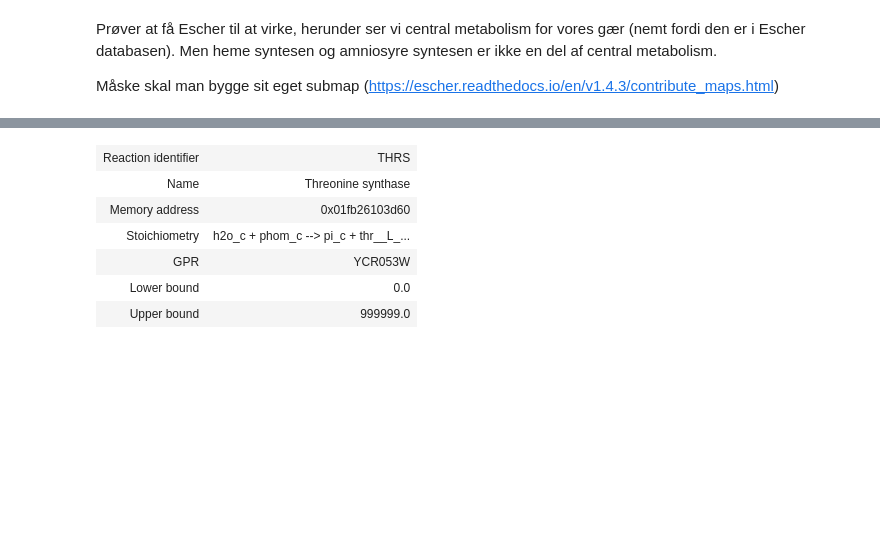
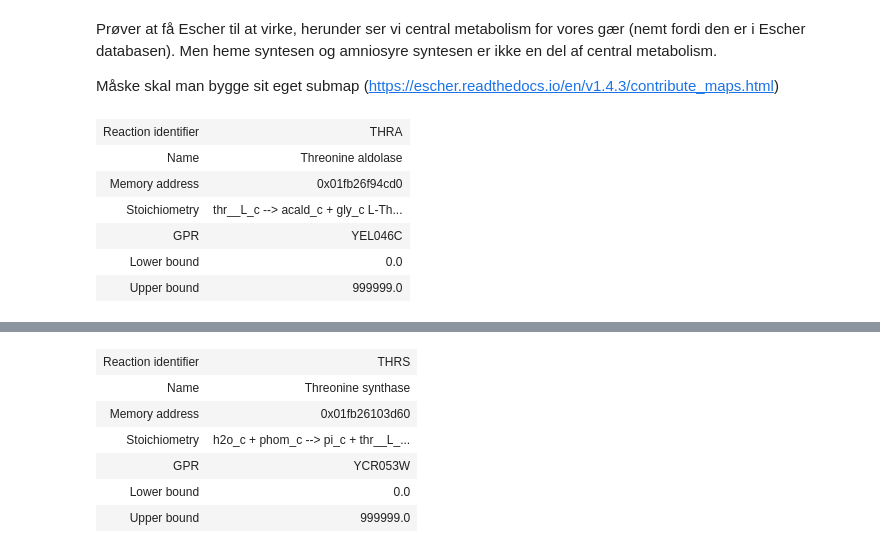
Before and after one commit to 27410/group-assignment-2021-group_10_rhb_cerevisiae, a Jupyter notebook: Analysis/Gene_modulation.ipynb, the cells around one changed output, grey strips where cells are left out. Drawn from its saved outputs; the diff is of its cells as text; code cells hidden in the pictures; blank space fills up the shorter version.

```diff
--- a/Analysis/Gene_modulation.ipynb
+++ b/Analysis/Gene_modulation.ipynb
@@ -128,4 +128,14 @@ import escher
 Prøver at få Escher til at virke, herunder ser vi central metabolism for vores gær (nemt fordi den er i Escher databasen). Men heme syntesen og amniosyre syntesen er ikke en del af central metabolism.
 
 Måske skal man bygge sit eget submap (https://escher.readthedocs.io/en/v1.4.3/contribute_maps.html)
+# %%
+model.reactions.get_by_id('THRA')
+# %% [output]
+| Reaction identifier | THRA |
+| Name | Threonine aldolase |
+| Memory address | 0x01fb26f94cd0 |
+| Stoichiometry | thr__L_c --> acald_c + gly_c L-Th... |
+| GPR | YEL046C |
+| Lower bound | 0.0 |
+| Upper bound | 999999.0 |
 # %%
```
Also changed, not shown: parts of 4 cells of this notebook.
